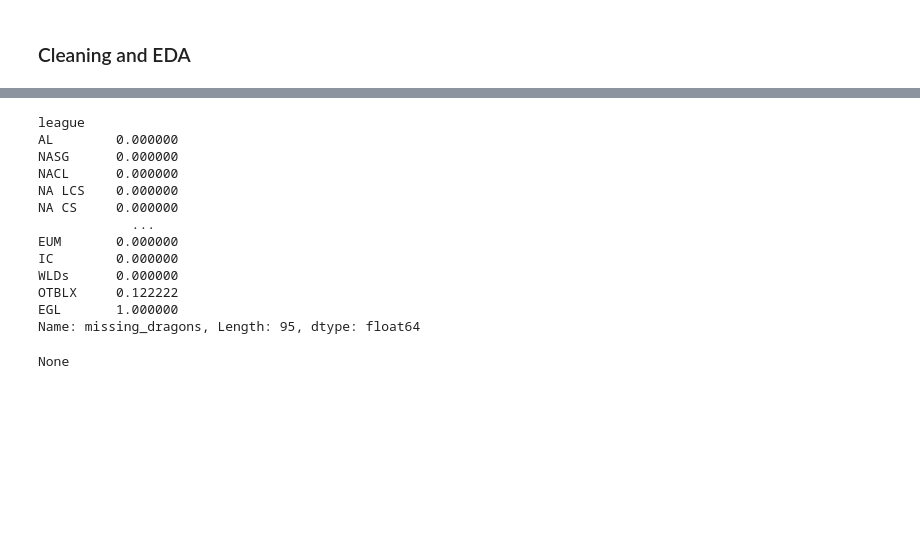
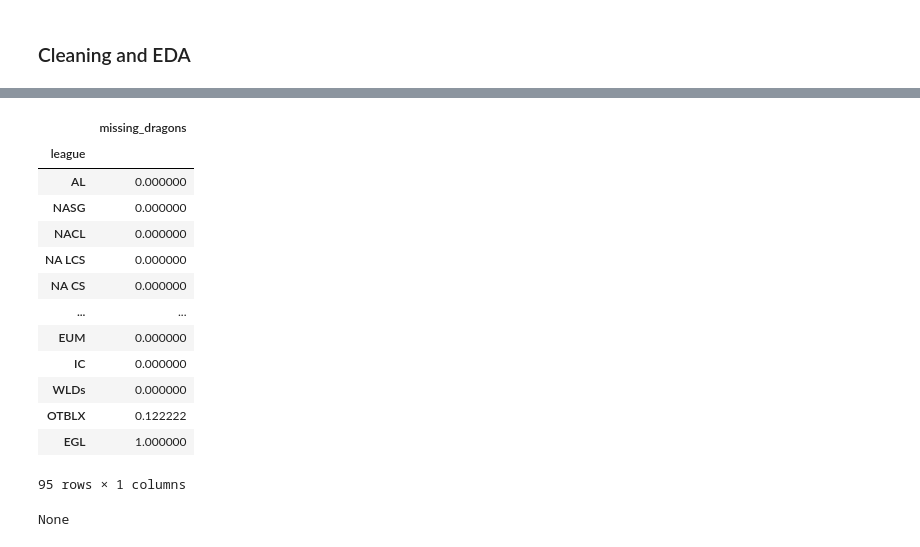
Before and after one commit to kingof2s/Pro-league-data-Red-vs-Blue, a Jupyter notebook: final_notebook.ipynb, the cells around one changed output, grey strips where cells are left out. Cells and saved outputs as stored; diff of their text form; code cells hidden in the pictures; blank space fills up the shorter version.

```diff
--- a/final_notebook.ipynb
+++ b/final_notebook.ipynb
@@ -48,5 +48,5 @@ df['Win?'] = df['result'].map({0: 'Loss', 1: 'Win'})
 df = df[df['datacompleteness'] == 'complete']
 df = df.drop(columns=['datacompleteness'])
 df_teams = df.query('position == "team"')
-df_teams = df_teams.drop(columns=['gameid','position', 'playername', 'champion', 'teamname'])
+df_teams = df_teams.drop(columns=['gameid','position', 'playername', 'champion'])
 df_players = df.query('position != "team"')
@@ -79,22 +63,26 @@ print(df_teams.head().to_markdown())
 # %%
 df_teams.head().to_markdown('df_teams.md')
 # %%
-df_teams['missing_dragons'] = df_teams['dragons'].isna()
-df_teams.groupby('league')['missing_dragons'].mean().sort_values()
+(df_teams.assign(missing_dragons=df_teams['dragons'].isna())
+ .groupby('league')
+ .agg({'missing_dragons': 'mean'})
+ .sort_values('missing_dragons')
+)
 # %% [output]
+|  | missing_dragons |
+| league |  |
+| AL | 0.000000 |
+| NASG | 0.000000 |
+| NACL | 0.000000 |
+| NA LCS | 0.000000 |
+| NA CS | 0.000000 |
+| ... | ... |
+| EUM | 0.000000 |
+| IC | 0.000000 |
+| WLDs | 0.000000 |
+| OTBLX | 0.122222 |
+| EGL | 1.000000 |
-league
-AL        0.000000
-NASG      0.000000
-NACL      0.000000
-NA LCS    0.000000
-NA CS     0.000000
-            ...
-EUM       0.000000
-IC        0.000000
-WLDs      0.000000
-OTBLX     0.122222
-EGL       1.000000
-Name: missing_dragons, Length: 95, dtype: float64
+95 rows × 1 columns
 # %%
 print(df_teams.head().to_markdown('assets/df_teams.md'))
 # %% [output]
```
Also changed, not shown: parts of 13 cells of this notebook, 3 other files.
